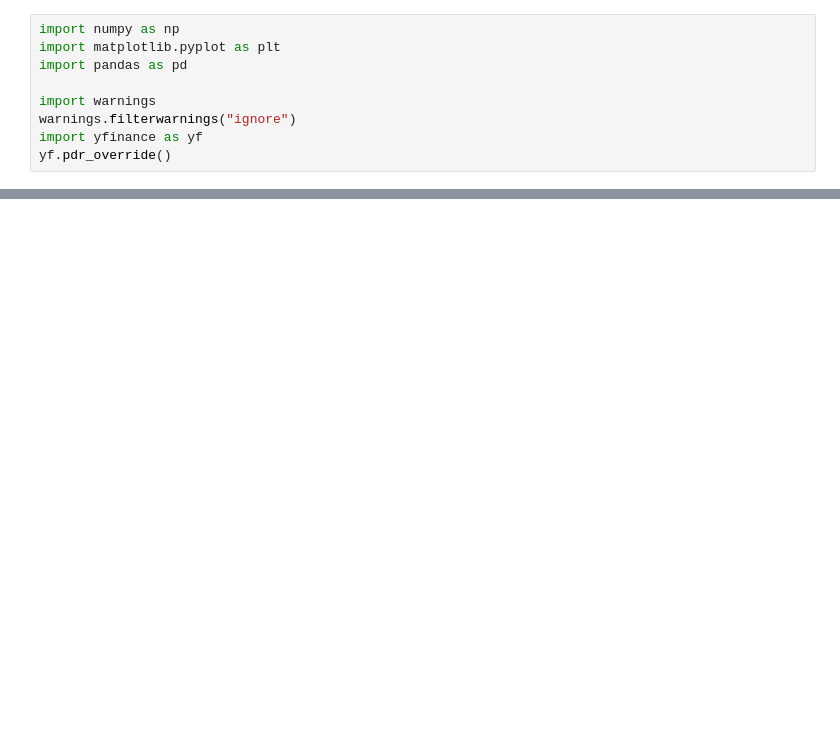
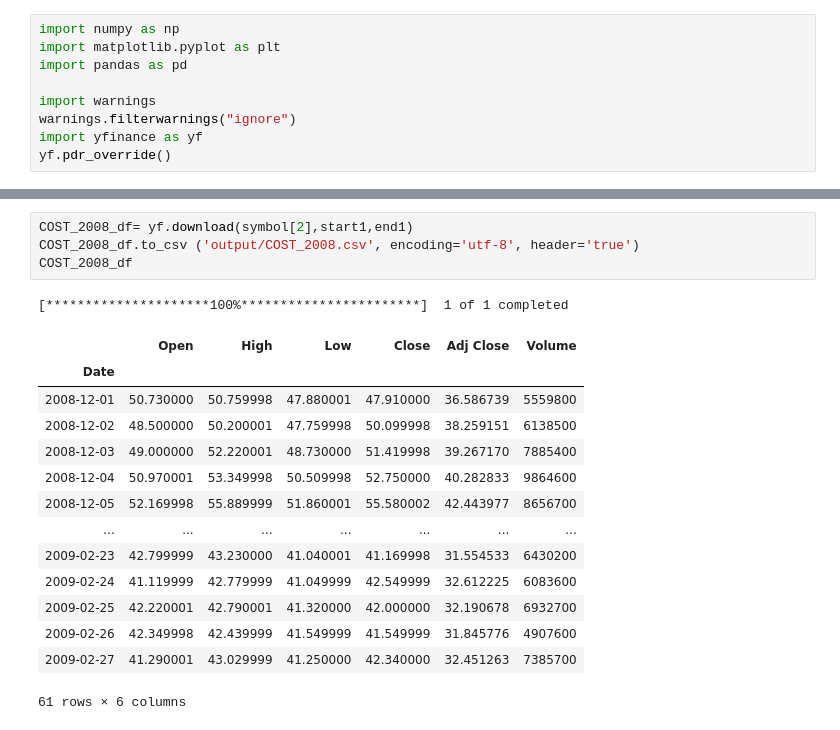
Before and after one commit to NachoKingP/Project1-2020, a Jupyter notebook: Stock market.ipynb, the cells around one changed output, grey strips where cells are left out. Drawn from its saved outputs; the diff is of its cells as text; blank space fills up the shorter version.

```diff
--- a/Stock market.ipynb
+++ b/Stock market.ipynb
@@ -73,0 +101,20 @@ AMZN_df
+# %%
+COST_2008_df= yf.download(symbol[2],start1,end1)
+COST_2008_df.to_csv ('output/COST_2008.csv', encoding='utf-8', header='true')
+COST_2008_df
+# %% [output]
+[*********************100%***********************]  1 of 1 completed
+|  | Open | High | Low | Close | Adj Close | Volume |
+| Date |  |  |  |  |  |  |
+| 2008-12-01 | 50.730000 | 50.759998 | 47.880001 | 47.910000 | 36.586739 | 5559800 |
+| 2008-12-02 | 48.500000 | 50.200001 | 47.759998 | 50.099998 | 38.259151 | 6138500 |
+| 2008-12-03 | 49.000000 | 52.220001 | 48.730000 | 51.419998 | 39.267170 | 7885400 |
+| 2008-12-04 | 50.970001 | 53.349998 | 50.509998 | 52.750000 | 40.282833 | 9864600 |
+| 2008-12-05 | 52.169998 | 55.889999 | 51.860001 | 55.580002 | 42.443977 | 8656700 |
+| ... | ... | ... | ... | ... | ... | ... |
+| 2009-02-23 | 42.799999 | 43.230000 | 41.040001 | 41.169998 | 31.554533 | 6430200 |
+| 2009-02-24 | 41.119999 | 42.779999 | 41.049999 | 42.549999 | 32.612225 | 6083600 |
+| 2009-02-25 | 42.220001 | 42.790001 | 41.320000 | 42.000000 | 32.190678 | 6932700 |
+| 2009-02-26 | 42.349998 | 42.439999 | 41.549999 | 41.549999 | 31.845776 | 4907600 |
+| 2009-02-27 | 41.290001 | 43.029999 | 41.250000 | 42.340000 | 32.451263 | 7385700 |
+61 rows × 6 columns
```
Also changed, not shown: parts of 14 cells of this notebook, 16 other files.
